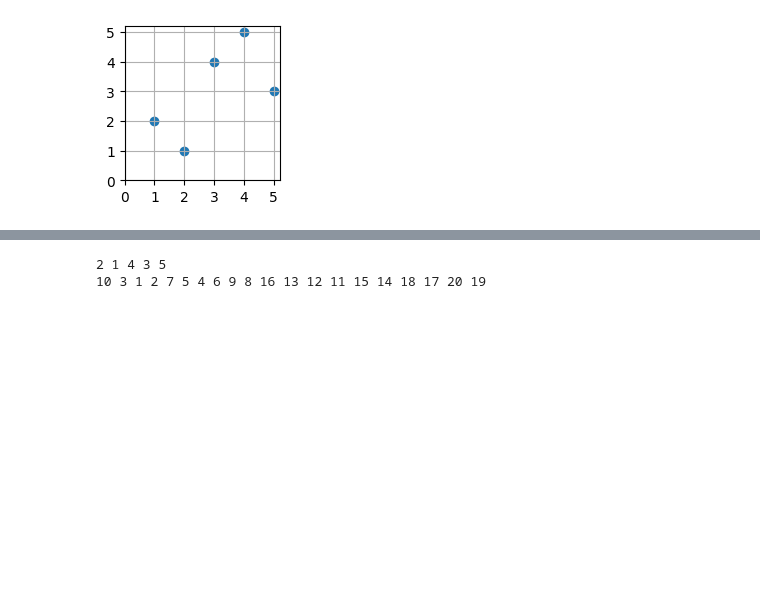
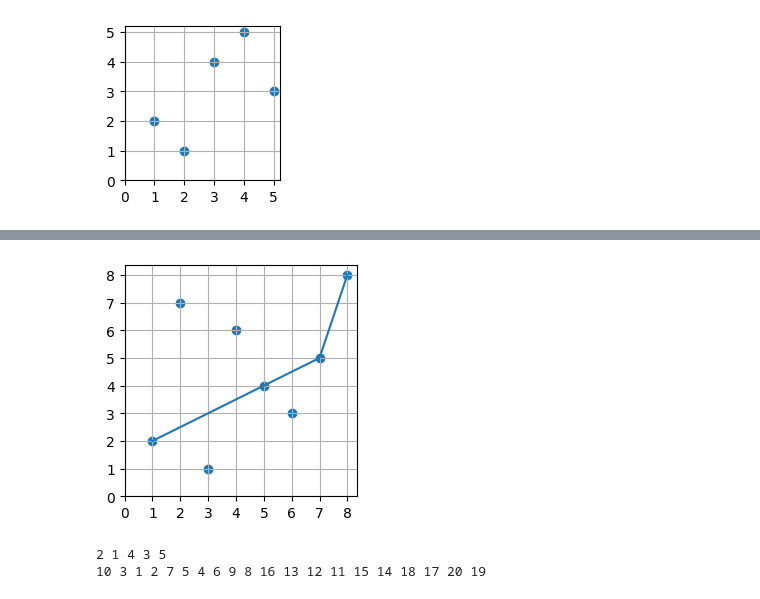
Before and after one commit to innyun/Modulus-Project, a Jupyter notebook: atallah.ipynb, the cells around one changed output, grey strips where cells are left out. Saved outputs shown, nothing was run; the diff lists cells and outputs as text; code cells hidden in the pictures; blank space fills up the shorter version.

```diff
--- a/atallah.ipynb
+++ b/atallah.ipynb
@@ -39,6 +40,29 @@ plt.grid(True)
 [figure]
 # %% [markdown]
 <img src="small_tree.jpeg" alt="AVL Tree for pi" style="width: 200px;"/>
+# %%
+#small helper image
+pi =  [2, 7, 1, 6, 4, 3, 5, 8]
+x = range(1,9)
+
+bad = [2, 4, 8]
+badI = [1, 5, 8]
+max = [2, 4, 5, 8]
+maxI = [1, 5, 7, 8]
+
+# initialize figure
+fig, fig = plt.subplots(figsize=(3, 3))
+
+plt.scatter(x,pi)
+#plt.plot(badI,bad)
+plt.plot(maxI,max)
+
+# Set the ticks to be at the edges of the bins.
+fig.set_xticks(range(0,9))
+fig.set_yticks(range(0,9))
+plt.grid(True)
+# %% [output]
+[figure, added]
 # %%
 class Node():
     def __init__(self, val):
```
Also changed, not shown: parts of 2 cells of this notebook.
